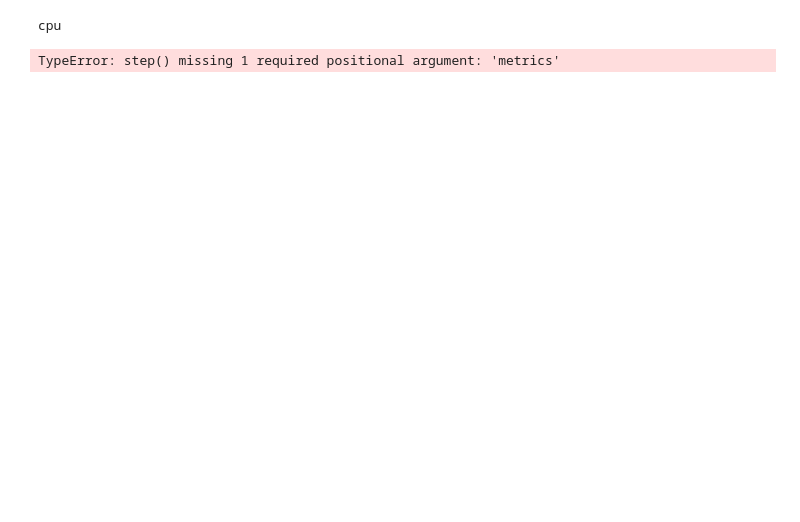
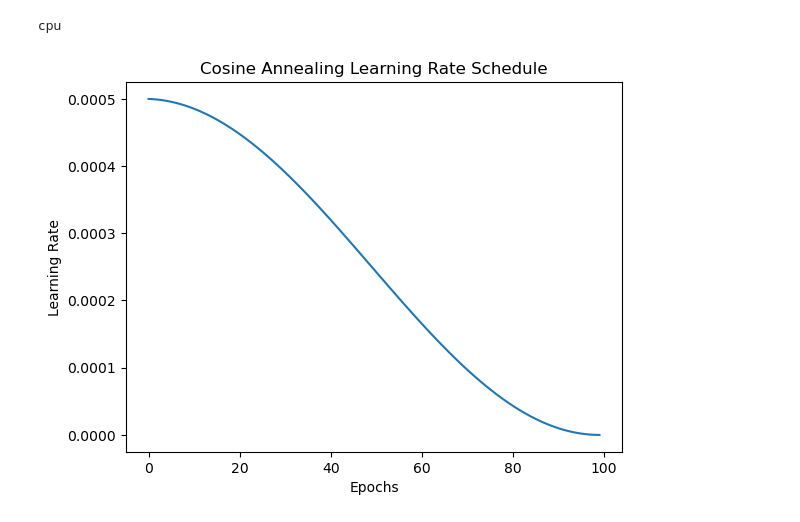
Before and after one commit to epautsch/RNN_Classifier, a Jupyter notebook: author_pt.ipynb, the cells around one changed output. Saved outputs shown, nothing was run; the diff lists cells and outputs as text; code cells hidden in the pictures; blank space fills up the shorter version.

```diff
--- a/author_pt.ipynb
+++ b/author_pt.ipynb
@@ -135,11 +137,14 @@ hidden_dim = 400
 output_dim = num_classes
 num_layers = 3
 
+load_best_model = True
+best_model_path = 'best_model.pt'
+
 model = LSTMClassifier(vocab_size, embedding_dim, hidden_dim, output_dim, num_layers)
 
 # Loss function and optimizer
 criterion = nn.CrossEntropyLoss()
-optimizer = optim.Adam(model.parameters(), lr=0.001, weight_decay=1e-4)
+optimizer = optim.Adam(model.parameters(), lr=0.0005, weight_decay=1e-4)
 
 # Training loop
 num_epochs = 100
@@ -147,9 +152,13 @@ device = torch.device('cuda' if torch.cuda.is_available() else 'cpu')
 print(device)
 model.to(device)
 
+if load_best_model and os.path.exists(best_model_path):
+    model.load_state_dict(torch.load(best_model_path))
+    print('Loaded best saved model...')
+
 # Learning rate scheduler
-scheduler = ReduceLROnPlateau(optimizer, mode='min', factor=0.9, patience=2, verbose=True)
-# scheduler = CosineAnnealingLR(optimizer, T_max=num_epochs)
+# scheduler = ReduceLROnPlateau(optimizer, mode='min', factor=0.9, patience=2, verbose=True)
+scheduler = CosineAnnealingLR(optimizer, T_max=num_epochs)
 # scheduler = CosineAnnealingWarmRestarts(optimizer, T_0=int((num_epochs - 20) / 10), T_mult=2, eta_min=1e-4)
 
 
@@ -160,22 +169,22 @@ if torch.cuda.device_count() > 1 and useTwoGPUs:
 # %% [output]
 cpu
 # %%
-# import matplotlib.pyplot as plt
-# import numpy as np
-#
-# epochs = num_epochs
-# lr = []
-# for i in range(epochs):
-#     scheduler.step()
-#     lr.append(optimizer.param_groups[0]['lr'])
-#
-# plt.plot(np.arange(epochs), lr)
-# plt.xlabel('Epochs')
-# plt.ylabel('Learning Rate')
-# plt.title('Cosine Annealing Learning Rate Schedule')
-# plt.show()
+import matplotlib.pyplot as plt
+import numpy as np
+
+epochs = num_epochs
+lr = []
+for i in range(epochs):
+    scheduler.step()
+    lr.append(optimizer.param_groups[0]['lr'])
+
+plt.plot(np.arange(epochs), lr)
+plt.xlabel('Epochs')
+plt.ylabel('Learning Rate')
+plt.title('Cosine Annealing Learning Rate Schedule')
+plt.show()
 # %% [output]
-TypeError: step() missing 1 required positional argument: 'metrics'
+[figure, added]
 # %%
 best_val_loss = float('inf')
 
```
Also changed, not shown: parts of 2 cells of this notebook, 1 other file.
